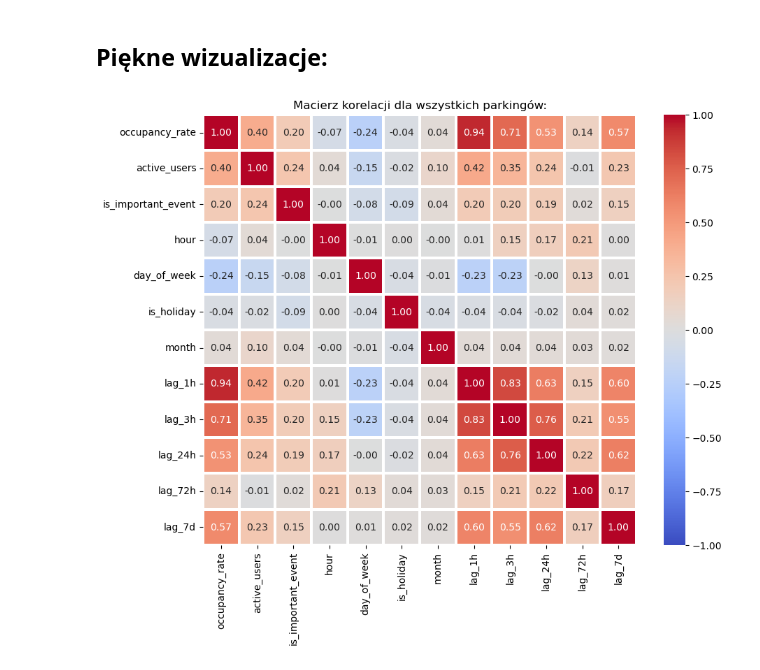
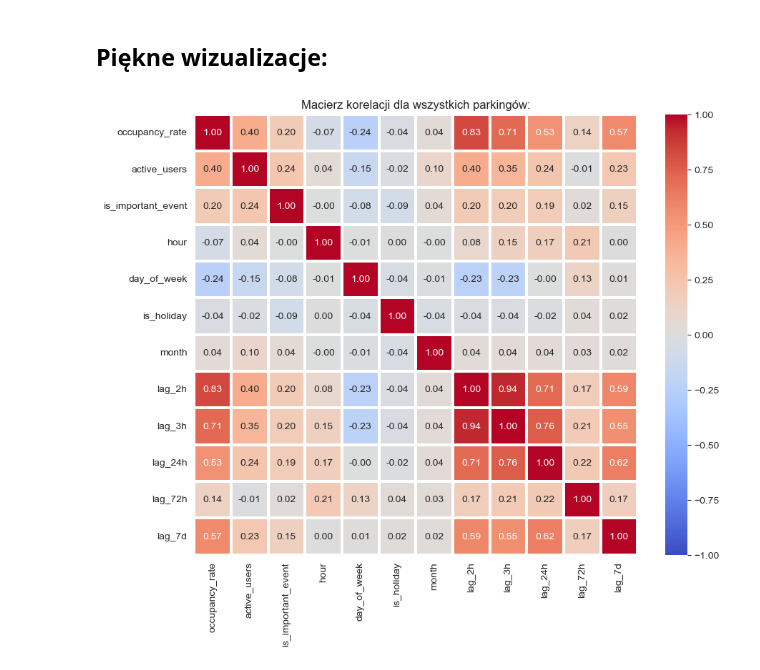
Before and after one commit to Solvro/ml-parking-forecasting, a Jupyter notebook: notebooks/eda/wiktor_eda.ipynb, the cells around one changed output. Saved outputs shown, nothing was run; the diff lists cells and outputs as text; code cells hidden in the pictures.

```diff
--- a/notebooks/eda/wiktor_eda.ipynb
+++ b/notebooks/eda/wiktor_eda.ipynb
@@ -240,3 +274,26 @@ print(f"Max occupancy: {df_full['occupancy_rate'].max()}%")
 # %% [output]
 Min occupancy: 0.0%
 Max occupancy: 100.0%
+# %%
+# Wykresy po uzupełnieniu anomalii
+
+for parking in parking_names:
+    df_temp = df_full[df_full['name'] == parking].copy()
+
+    df_temp = df_temp.sort_values('measured_at')
+
+    plt.figure(figsize=(14, 5))
+
+    plt.plot(df_temp['measured_at'], df_temp['occupancy_rate'], label='Zajętość (%)', color='dodgerblue', linewidth=1.5)
+
+    plt.title(f'Przebieg zajętości w czasie po uzupełnieniu anomalii: {parking}', fontsize=15, fontweight='bold')
+    plt.xlabel('Data pomiaru', fontsize=12)
+    plt.ylabel('Zajętość (%)', fontsize=12)
+
+    plt.ylim(-5, 105)
+
+    plt.axhline(100, color='red', linestyle='--', alpha=0.5, label='Pełne obłożenie (100%)')
+
+    plt.legend()
+    plt.tight_layout()
+    plt.show()
@@ -470,8 +612,6 @@ df_model['month'] = df_model['measured_at'].dt.month
 df_model['is_weekend'] = (df_model['day_of_week'] >= 5).astype(int)
 
 holiday_dates = [
-    '2025-01-01',  # Nowy Rok
-    '2025-01-06',  # Trzech Króli
     '2025-03-31',  # Wielkanoc
     '2025-04-01',  # Poniedziałek Wielkanocny
     '2025-05-01',  # Święto Pracy
@@ -481,14 +621,12 @@ holiday_dates = [
     '2025-08-15',  # Wniebowzięcie NMP
     '2025-11-01',  # Wszystkich Świętych
     '2025-11-11',  # Święto Niepodległości
-    '2025-12-25',  # Boże Narodzenie
-    '2025-12-26'   # Drugi dzień Bożego Narodzenia
 ]
 df_model['is_holiday'] = df_model['measured_at'].dt.date.astype(str).isin(holiday_dates).astype(int)
 
 # Dodanie lagów
 
-df_model['lag_1h'] = df_model.groupby('name')['occupancy_rate'].shift(60)
+df_model['lag_2h'] = df_model.groupby('name')['occupancy_rate'].shift(120)
 df_model['lag_3h'] = df_model.groupby('name')['occupancy_rate'].shift(180)
 df_model['lag_24h'] = df_model.groupby('name')['occupancy_rate'].shift(1440)
 df_model['lag_72h'] = df_model.groupby('name')['occupancy_rate'].shift(4320)
@@ -610,16 +747,16 @@ df_model_architektura.head()
 ## **Piękne wizualizacje:**
 # %%
 # Wybieramy tylko numeryczne kolumny, które mają sens do korelacji
-cols_to_corr = ['occupancy_rate', 'active_users', 'is_important_event', 'hour', 'day_of_week', 'is_holiday', 'month', 'lag_1h', 'lag_3h', 'lag_24h', 'lag_72h', 'lag_7d']
+cols_to_corr = ['occupancy_rate', 'active_users', 'is_important_event', 'hour', 'day_of_week', 'is_holiday', 'month', 'lag_2h', 'lag_3h', 'lag_24h', 'lag_72h', 'lag_7d']
 
 # Obliczamy korelację
 corr_matrix = df_model[cols_to_corr].corr()
 
 # 3. Rysowanie
 plt.figure(figsize=(10, 8))
 sns.heatmap(corr_matrix, annot=True,fmt=".2f", cmap='coolwarm',vmin=-1, vmax=1,linewidths=1.5)
 
 plt.title('Macierz korelacji dla wszystkich parkingów:')
 plt.show()
 # %% [output]
-[figure, old version]
+[figure, new version]
```
Also changed, not shown: parts of 12 cells of this notebook.
